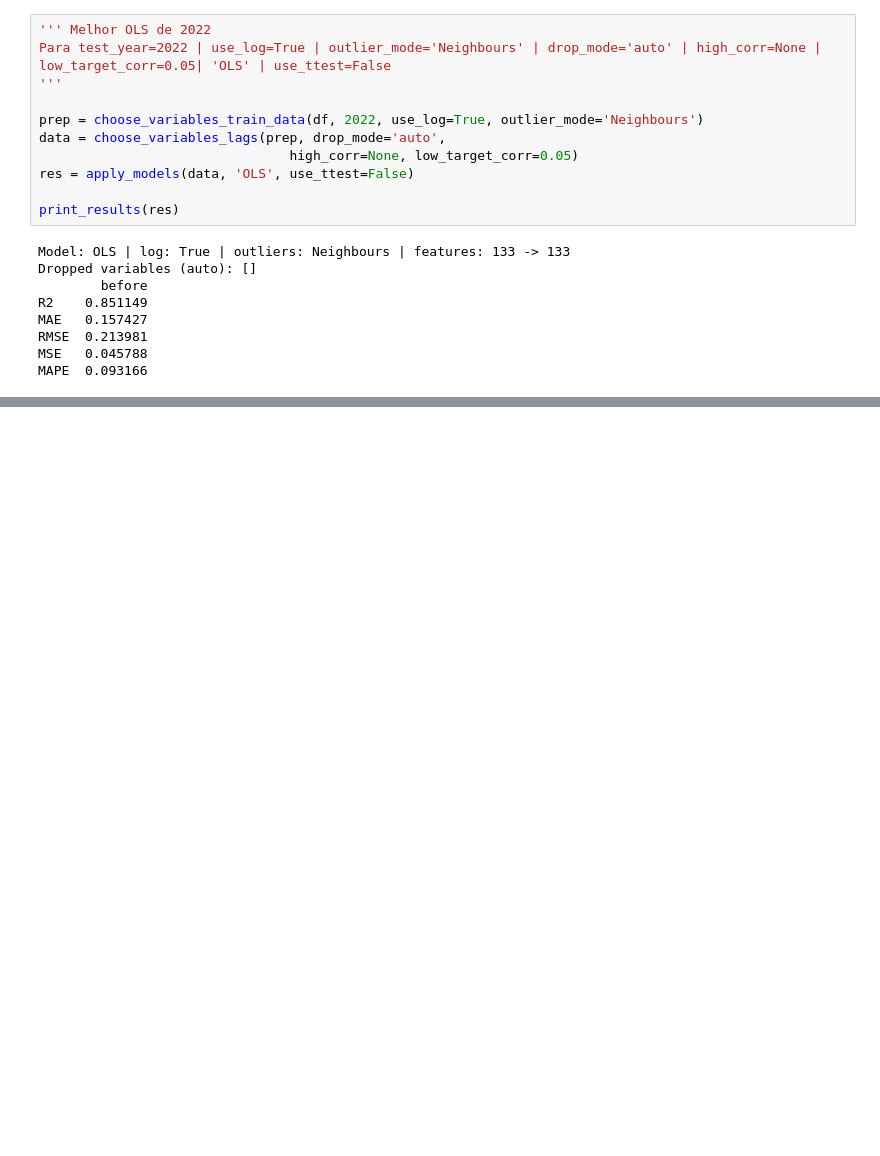
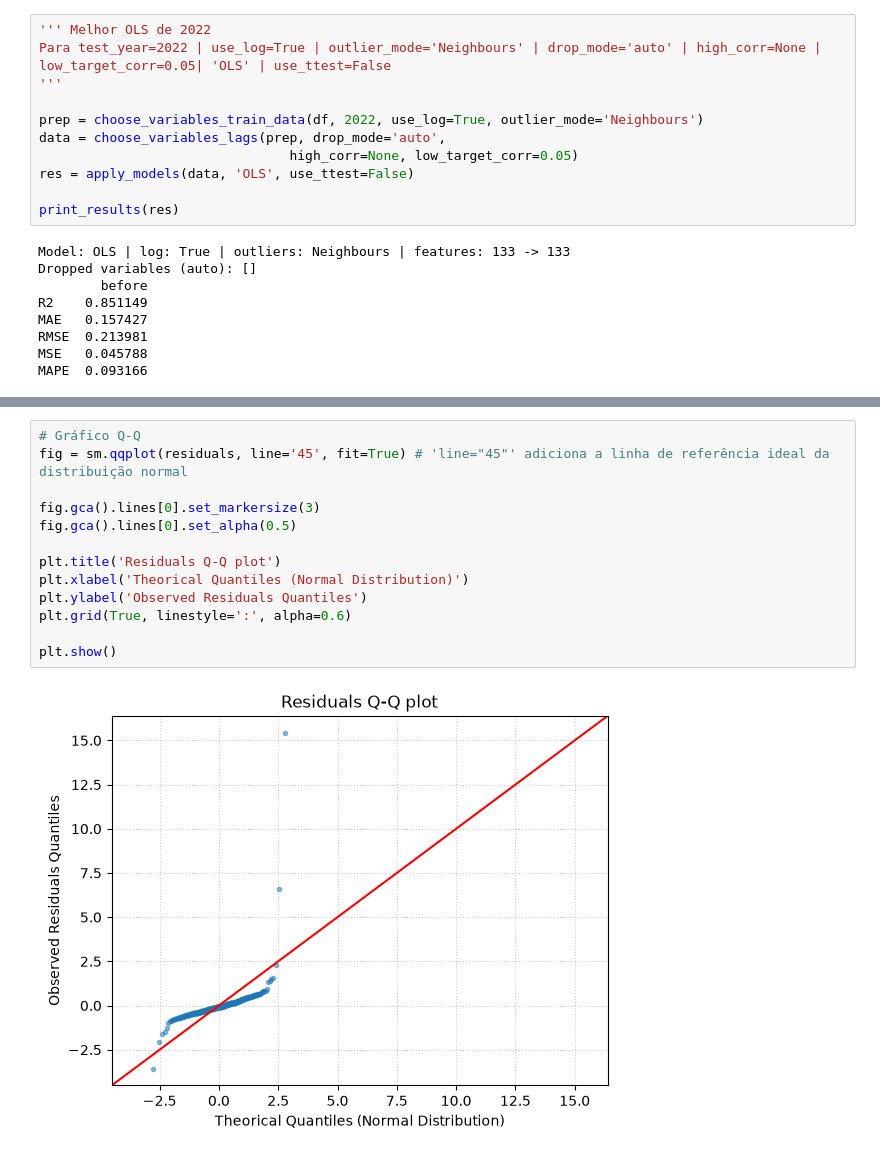
Before and after one commit to margaridardsf/Projeto-Machine-Learning, a Jupyter notebook: prototipo/training_code/grid_search.ipynb, the cells around one changed output, grey strips where cells are left out. Saved outputs shown, nothing was run; the diff lists cells and outputs as text; blank space fills up the shorter version.

```diff
--- a/prototipo/training_code/grid_search.ipynb
+++ b/prototipo/training_code/grid_search.ipynb
@@ -1308,0 +1405,15 @@ MAPE  0.093166
+# %%
+# Gráfico Q-Q
+fig = sm.qqplot(residuals, line='45', fit=True) # 'line="45"' adiciona a linha de referência ideal da distribuição normal
+
+fig.gca().lines[0].set_markersize(3)
+fig.gca().lines[0].set_alpha(0.5)
+
+plt.title('Residuals Q-Q plot')
+plt.xlabel('Theorical Quantiles (Normal Distribution)')
+plt.ylabel('Observed Residuals Quantiles')
+plt.grid(True, linestyle=':', alpha=0.6)
+
+plt.show()
+# %% [output]
+[figure, added]
```
Also changed, not shown: parts of 4 cells of this notebook.
